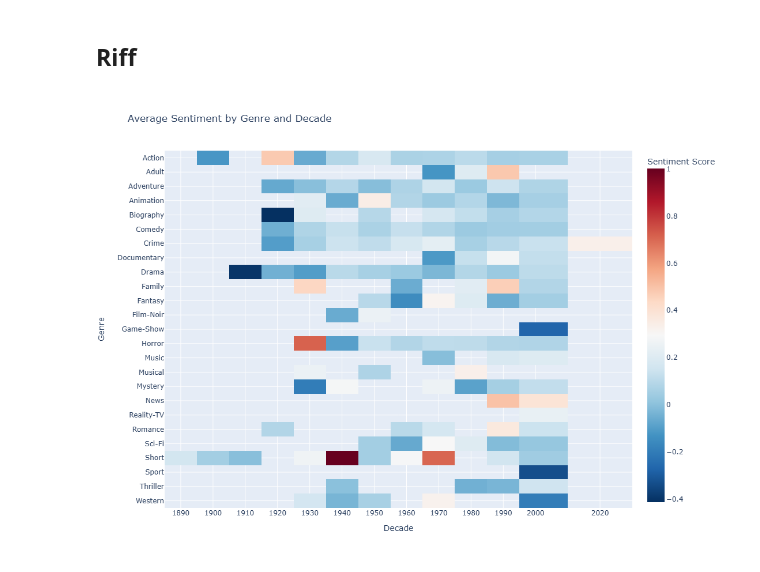
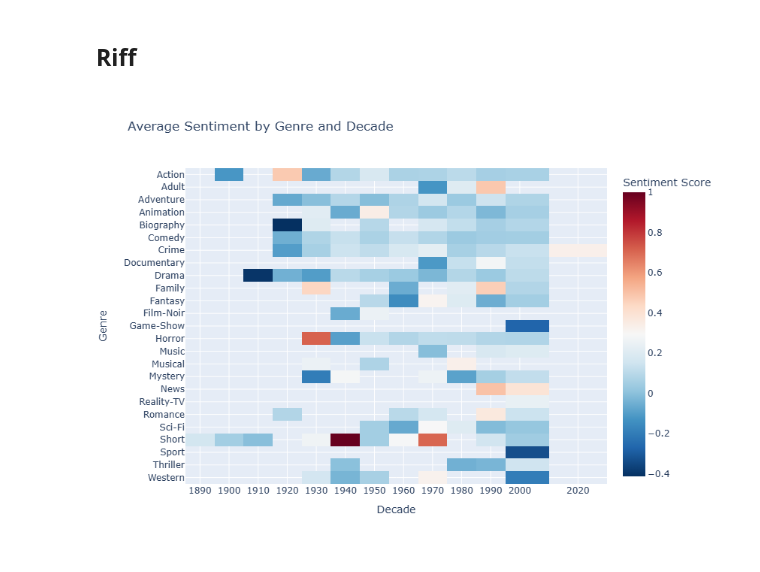
Before and after one commit to johnhope829/movie-review-text-analytics, a Jupyter notebook: src/riff.ipynb, the cells around one changed output. Cells and saved outputs as stored; diff of their text form; code cells hidden in the pictures.

```diff
--- a/src/riff.ipynb
+++ b/src/riff.ipynb
@@ -44,35 +65,35 @@ genre_decade_stats['hover_text'] = (
 # Create the pivot table for sentiment values
 heatmap_data = genre_decade_stats.pivot(index='Genre', columns='Decade', values='avg_sentiment')
 
 # Create the pivot table for hover text
 heatmap_hover = genre_decade_stats.pivot(index='Genre', columns='Decade', values='hover_text')
 
 # Create the heatmap using Plotly Express
 fig = px.imshow(heatmap_data,
                labels=dict(x="Decade", y="Genre", color="Average Sentiment"),
                x=heatmap_data.columns,
                y=heatmap_data.index,
                color_continuous_scale='RdBu_r',
                text_auto=False,  # Don't show text values on cells
                title='Average Sentiment by Genre and Decade',
-               height=800)  # Adjust the height here
+               height=600)  # Adjust the height here
 
 # Update hover template to use our custom hover text
 fig.update_traces(hovertemplate='<b>Genre:</b> %{y}<br><b>Decade:</b> %{x}<br>%{customdata}<extra></extra>',
                  customdata=heatmap_hover.values)
 
 # Improve layout
 fig.update_layout(
     xaxis_title="Decade",
     yaxis_title="Genre",
     xaxis=dict(tickmode='array', tickvals=list(heatmap_data.columns)),
     coloraxis_colorbar=dict(title="Sentiment Score")
 )
 
 # Show the heatmap
 fig.show()
 # %% [output]
-[figure, old version]
+[figure, new version]
 # %%
 TFIDF_GENRE = TFIDF_L2.join(LIB['Genre'], on='review_id')
 # %%
```
Also changed, not shown: parts of 3 cells of this notebook, 4 other files.
